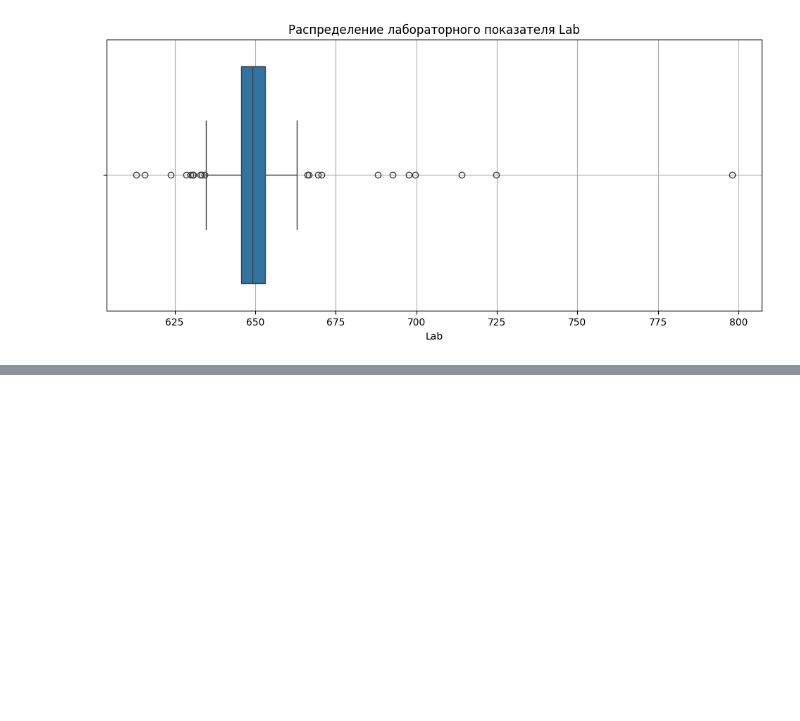
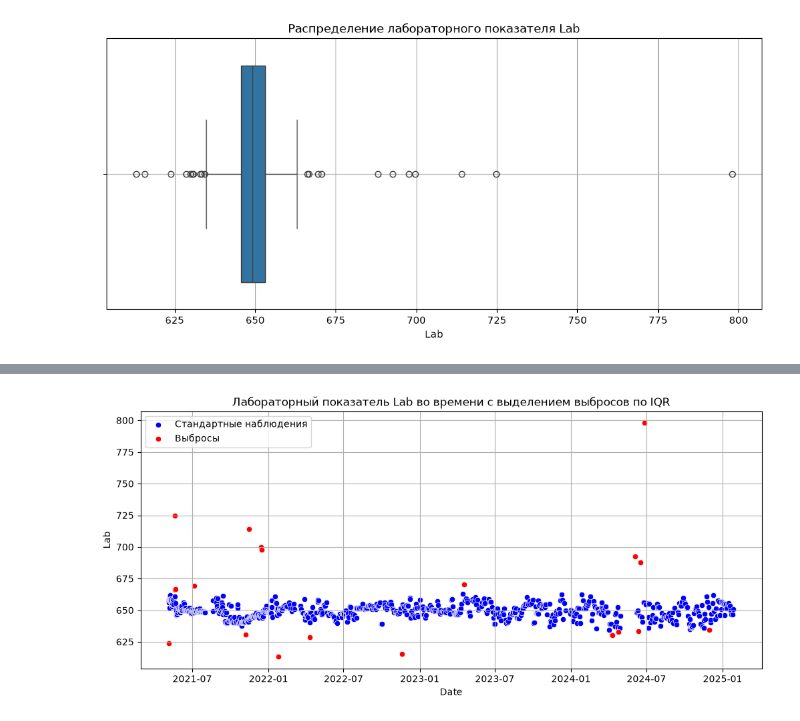
Before and after one commit to Bas-sov/soft-sensor, a Jupyter notebook: notebooks/01_eda.ipynb, the cells around one changed output, grey strips where cells are left out. Saved outputs shown, nothing was run; the diff lists cells and outputs as text; code cells hidden in the pictures; blank space fills up the shorter version.

```diff
--- a/notebooks/01_eda.ipynb
+++ b/notebooks/01_eda.ipynb
@@ -547,0 +544,11 @@ plt.show()
+# %%
+Q1 = lab_df['Lab'].quantile(0.25)
+Q3 = lab_df['Lab'].quantile(0.75)
+IQR = Q3-Q1
+lower_outlier_bound = Q1 - 1.5*IQR
+upper_outlier_bound = Q3 + 1.5*IQR
+print('25-й процентиль: ', f'{Q1:.5f}')
+print('75-й процентиль: ', f'{Q3:.5f}')
+print('Межквартильный размах IQR = ', f'{IQR:.5f}')
+print('Нижняя граница Q1 - 1.5*IQR: ', f'{lower_outlier_bound:.5f}')
+print('Верхняя граница Q3 + 1.5*IQR: ', f'{upper_outlier_bound:.5f}')
@@ -547,0 +561,4 @@ plt.show()
+# %%
+lab_IQR_df = lab_df.copy()
+lab_IQR_df['isoutlier'] = (lab_df['Lab'] < lower_outlier_bound) | (lab_df['Lab'] > upper_outlier_bound)
+lab_IQR_df
@@ -547,0 +641,14 @@ plt.show()
+# %%
+plt.figure(figsize=(12, 5))
+
+sns.scatterplot(data=lab_IQR_df[lab_IQR_df['isoutlier'] == False], x='Date', y='Lab', color='blue', label='Стандартные наблюдения')
+sns.scatterplot(data=lab_IQR_df[lab_IQR_df['isoutlier'] == True], x='Date', y='Lab', color='red', label='Выбросы')
+
+plt.title('Лабораторный показатель Lab во времени с выделением выбросов по IQR')
+plt.xlabel('Date')
+plt.ylabel('Lab')
+plt.grid(True)
+plt.legend()
+plt.show()
+# %% [output]
+[figure, added]
```
Also changed, not shown: parts of 52 cells of this notebook.
